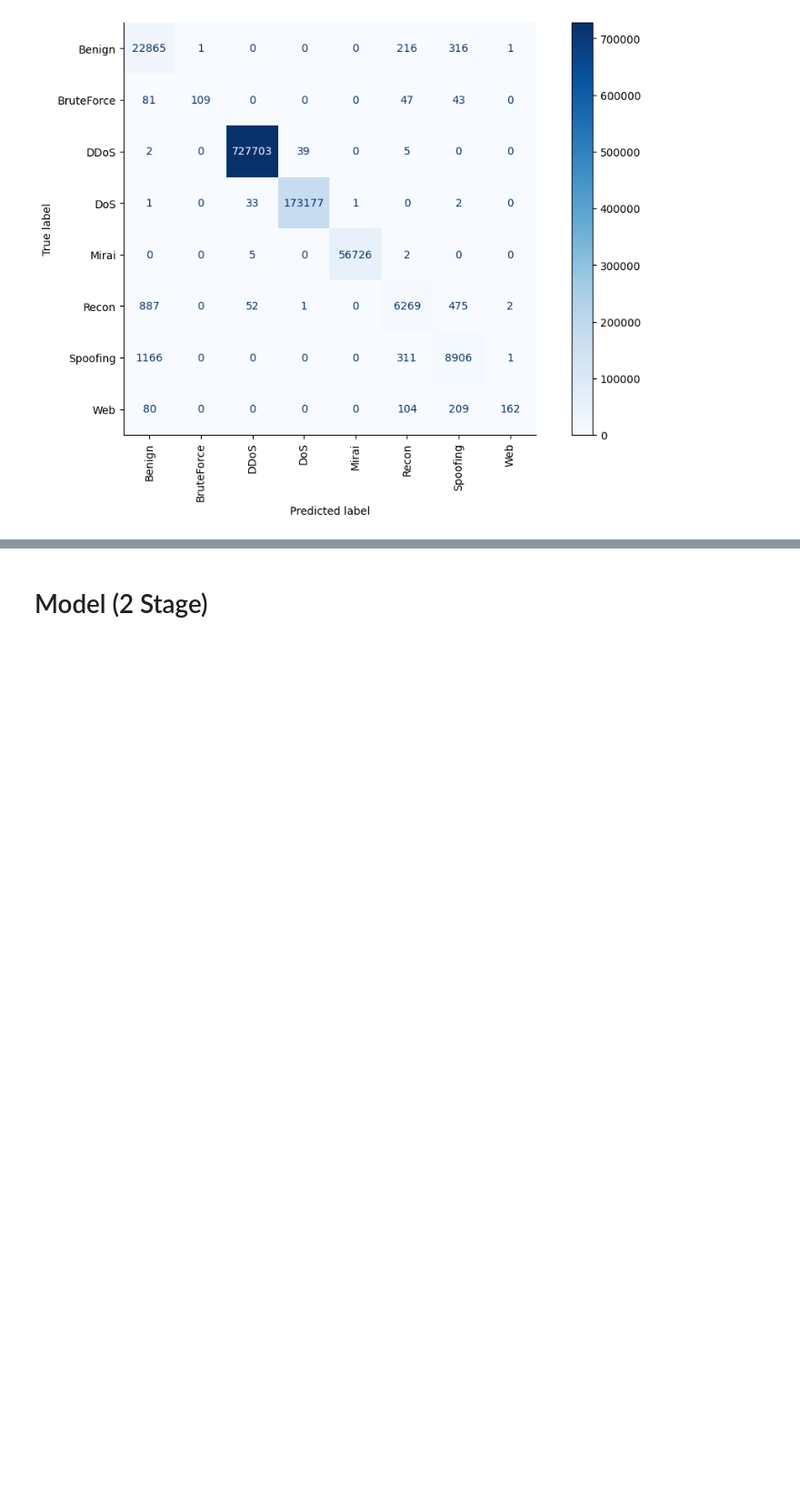
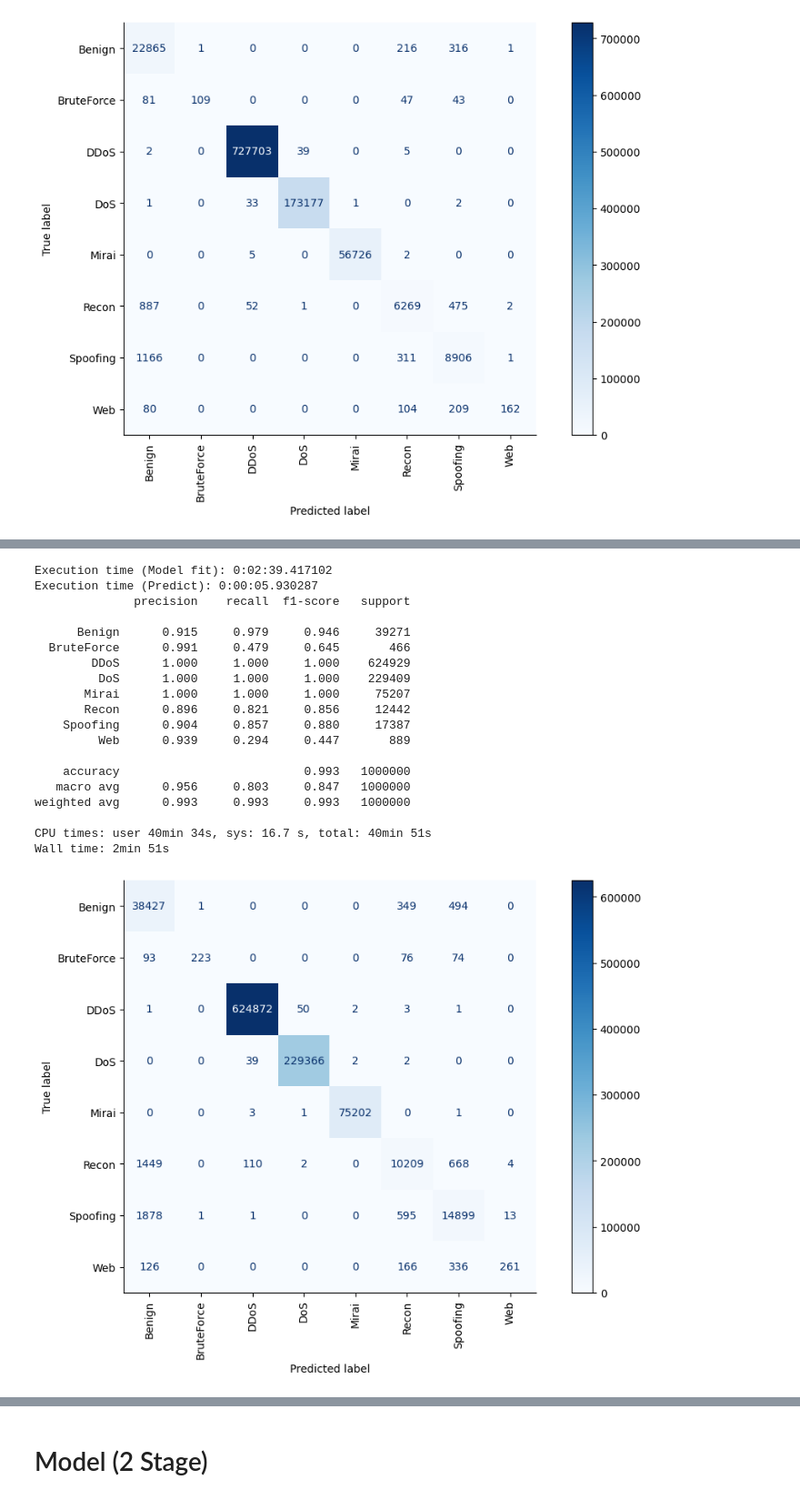
Before and after one commit to inaciobr/Multi-Stage-IoT-Intrusion-Detection, a Jupyter notebook: notebooks/3 - Models.ipynb, the cells around one changed output, grey strips where cells are left out. Shown at 91% size. Drawn from its saved outputs; the diff is of its cells as text; code cells hidden in the pictures; blank space fills up the shorter version.

Commit message:
Add a couple of sanity checks to the Models notebook

```diff
--- a/notebooks/3 - Models.ipynb
+++ b/notebooks/3 - Models.ipynb
@@ -166,0 +169,9 @@ Wall time: 2min 24s
+# %%
+%%time
+
+test_df_split = model_utils.get_train_test_split(
+    df.drop_duplicates(),
+    target='general_label',
+    sample_size=sample_size,
+    train_frac=0.80
+)
@@ -166,0 +183,33 @@ Wall time: 2min 24s
+# %%
+%%time
+
+test_model = Pipeline([
+    ('scaler', StandardScaler()),
+    ('model', RandomForestClassifier(n_jobs=n_jobs, random_state=seed))
+])
+
+X_train, X_test, y_train, y_test = test_df_split
+
+model_utils.train_model(test_model, X_train, y_train)
+model_utils.evaluate_model(test_model, X_test, y_test)
+# %% [output]
+Execution time (Model fit): 0:02:39.417102
+Execution time (Predict): 0:00:05.930287
+              precision    recall  f1-score   support
+
+      Benign      0.915     0.979     0.946     39271
+  BruteForce      0.991     0.479     0.645       466
+        DDoS      1.000     1.000     1.000    624929
+         DoS      1.000     1.000     1.000    229409
+       Mirai      1.000     1.000     1.000     75207
+       Recon      0.896     0.821     0.856     12442
+    Spoofing      0.904     0.857     0.880     17387
+         Web      0.939     0.294     0.447       889
+
+    accuracy                          0.993   1000000
+   macro avg      0.956     0.803     0.847   1000000
+weighted avg      0.993     0.993     0.993   1000000
+
+CPU times: user 40min 34s, sys: 16.7 s, total: 40min 51s
+Wall time: 2min 51s
+[figure, added]
```
Also changed, not shown: parts of 10 cells of this notebook, 2 other files.
